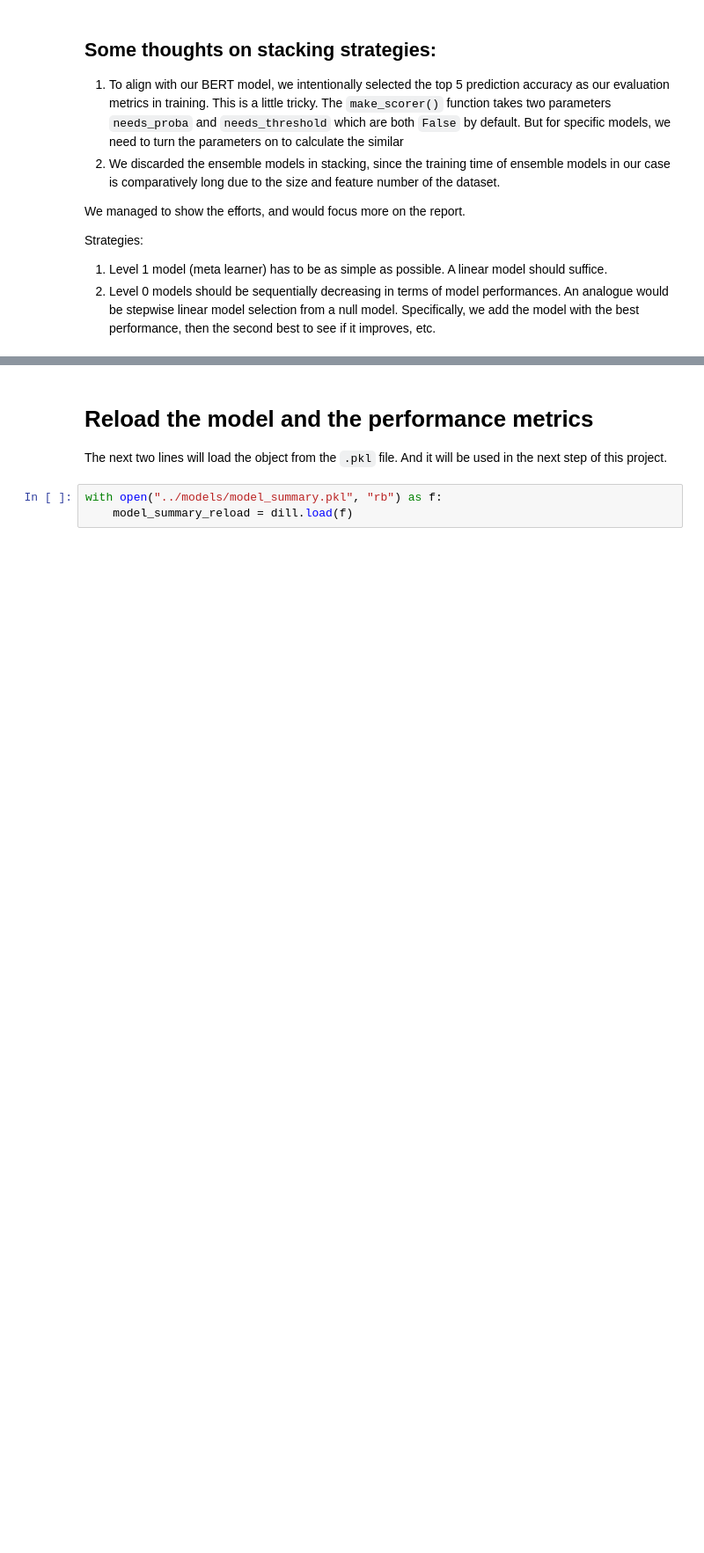
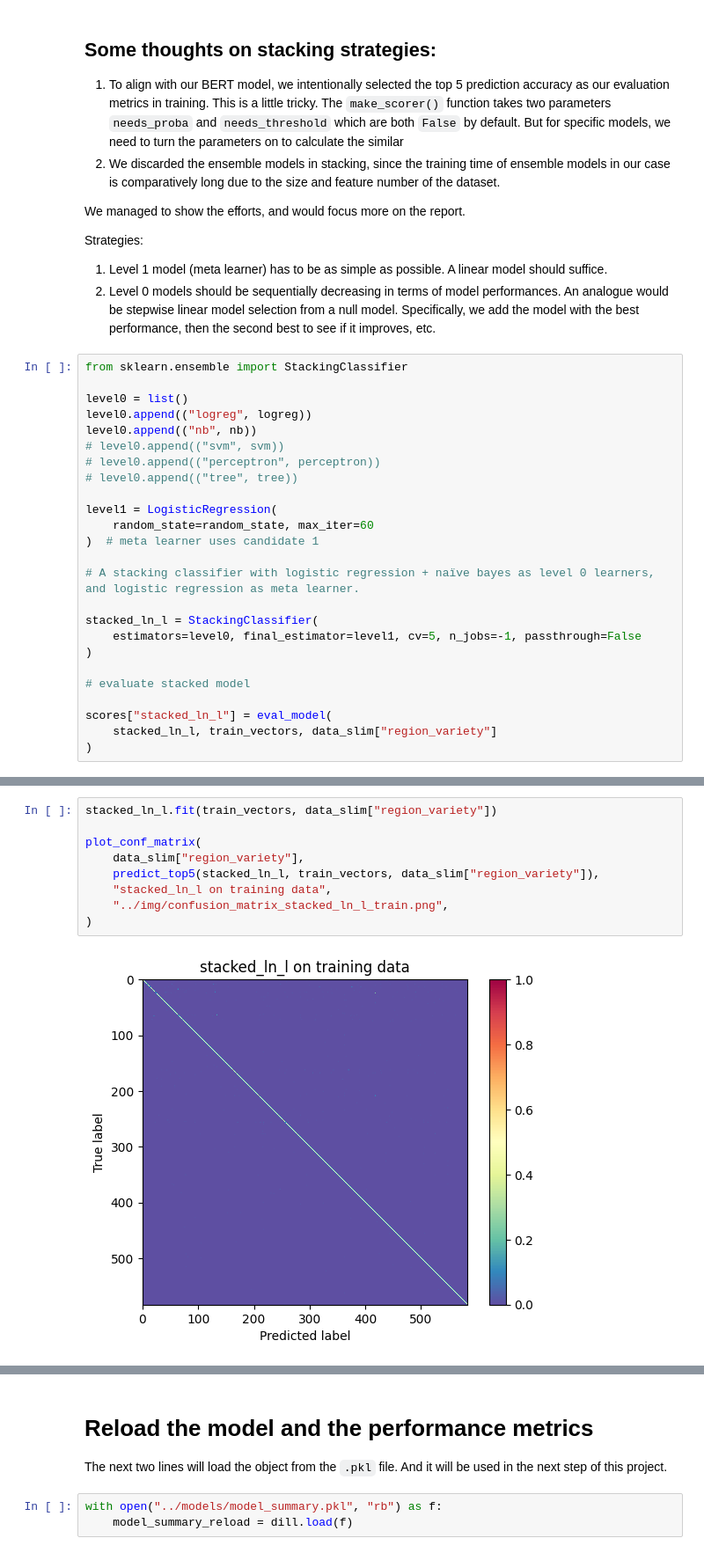
Before and after one commit to CeleritasML/sommelier-app, a Jupyter notebook: notebooks/stacking.ipynb, the cells around one changed output, grey strips where cells are left out. Shown at 88% size. Drawn from its saved outputs; the diff is of its cells as text; blank space fills up the shorter version.

```diff
--- a/notebooks/stacking.ipynb
+++ b/notebooks/stacking.ipynb
@@ -334,3 +334,28 @@ Strategies:
 
 1. Level 1 model (meta learner) has to be as simple as possible. A linear model should suffice.
 2. Level 0 models should be sequentially decreasing in terms of model performances. An analogue would be stepwise linear model selection from a null model. Specifically, we add the model with the best performance, then the second best to see if it improves, etc.
+# %%
+from sklearn.ensemble import StackingClassifier
+
+level0 = list()
+level0.append(("logreg", logreg))
+level0.append(("nb", nb))
+# level0.append(("svm", svm))
+# level0.append(("perceptron", perceptron))
+# level0.append(("tree", tree))
+
+level1 = LogisticRegression(
+    random_state=random_state, max_iter=60
+)  # meta learner uses candidate 1
+
+# A stacking classifier with logistic regression + naïve bayes as level 0 learners, and logistic regression as meta learner.
+
+stacked_ln_l = StackingClassifier(
+    estimators=level0, final_estimator=level1, cv=5, n_jobs=-1, passthrough=False
+)
+
+# evaluate stacked model
+
+scores["stacked_ln_l"] = eval_model(
+    stacked_ln_l, train_vectors, data_slim["region_variety"]
+)
@@ -336,0 +367,11 @@ Strategies:
+# %%
+stacked_ln_l.fit(train_vectors, data_slim["region_variety"])
+
+plot_conf_matrix(
+    data_slim["region_variety"],
+    predict_top5(stacked_ln_l, train_vectors, data_slim["region_variety"]),
+    "stacked_ln_l on training data",
+    "../img/confusion_matrix_stacked_ln_l_train.png",
+)
+# %% [output]
+[figure, added]
```
Also changed, not shown: parts of 21 cells of this notebook, 16 other files.
